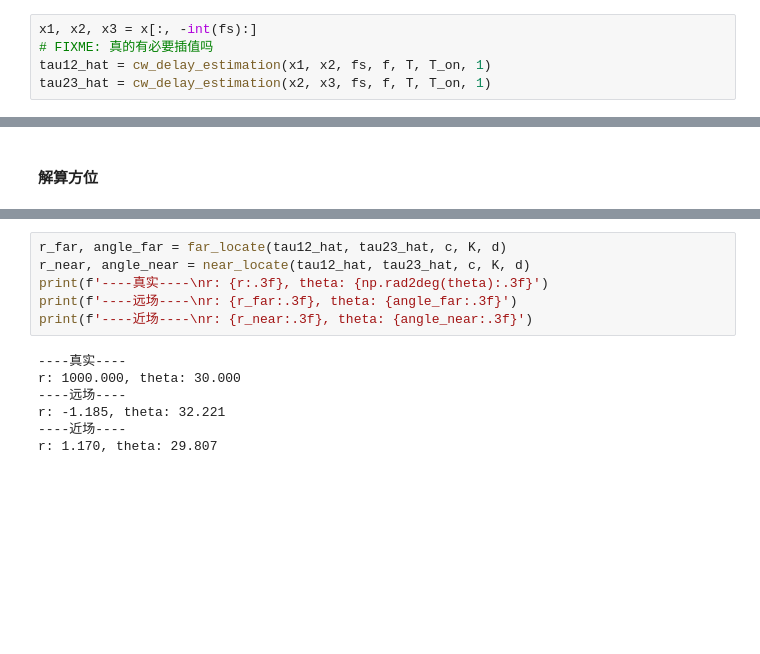
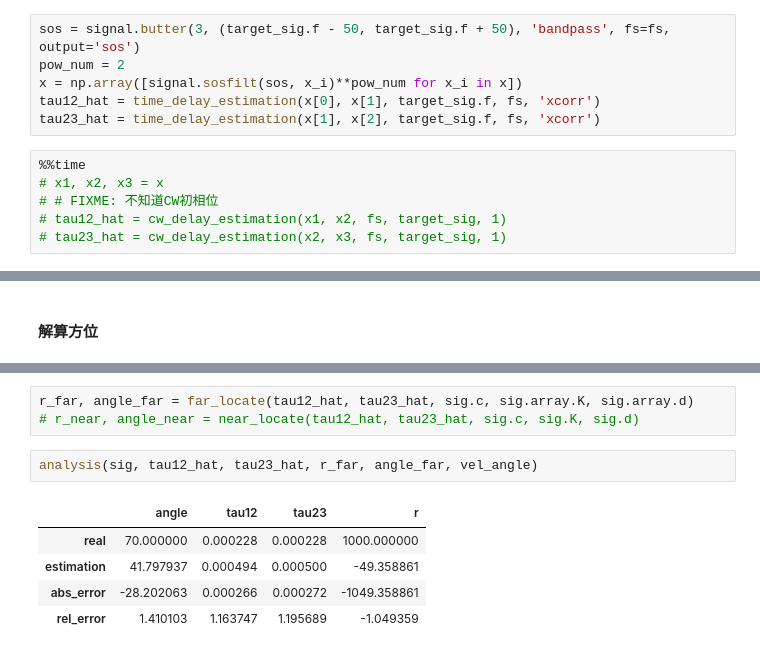
Before and after one commit to LeoJhonSong/ternary-array-passive-bearing, a Jupyter notebook: main.ipynb, the cells around one changed output, grey strips where cells are left out. Drawn from its saved outputs; the diff is of its cells as text; blank space fills up the shorter version.

```diff
--- a/main.ipynb
+++ b/main.ipynb
@@ -60,8 +73,15 @@ x = sig.next(t, velocity)
 ### 定位
 # %% [markdown]
 #### 时延估计
+# %%
+sos = signal.butter(3, (target_sig.f - 50, target_sig.f + 50), 'bandpass', fs=fs, output='sos')
+pow_num = 2
+x = np.array([signal.sosfilt(sos, x_i)**pow_num for x_i in x])
+tau12_hat = time_delay_estimation(x[0], x[1], target_sig.f, fs, 'xcorr')
+tau23_hat = time_delay_estimation(x[1], x[2], target_sig.f, fs, 'xcorr')
 # %%
-x1, x2, x3 = x[:, -int(fs):]
-# FIXME: 真的有必要插值吗
-tau12_hat = cw_delay_estimation(x1, x2, fs, f, T, T_on, 1)
-tau23_hat = cw_delay_estimation(x2, x3, fs, f, T, T_on, 1)
+%%time
+# x1, x2, x3 = x
+# # FIXME: 不知道CW初相位
+# tau12_hat = cw_delay_estimation(x1, x2, fs, target_sig, 1)
+# tau23_hat = cw_delay_estimation(x2, x3, fs, target_sig, 1)
@@ -80,13 +109,11 @@ print(f'真实时延差tau23: \t{t23:.7f}\n相关时延差tau23\': \t{tau23_hat:
 # %%
-r_far, angle_far = far_locate(tau12_hat, tau23_hat, c, K, d)
-r_near, angle_near = near_locate(tau12_hat, tau23_hat, c, K, d)
-print(f'----真实----\nr: {r:.3f}, theta: {np.rad2deg(theta):.3f}')
-print(f'----远场----\nr: {r_far:.3f}, theta: {angle_far:.3f}')
-print(f'----近场----\nr: {r_near:.3f}, theta: {angle_near:.3f}')
+r_far, angle_far = far_locate(tau12_hat, tau23_hat, sig.c, sig.array.K, sig.array.d)
+# r_near, angle_near = near_locate(tau12_hat, tau23_hat, sig.c, sig.K, sig.d)
-# %% [output]
-----真实----
-r: 1000.000, theta: 30.000
-----远场----
-r: -1.185, theta: 32.221
-----近场----
-r: 1.170, theta: 29.807
+# %%
+analysis(sig, tau12_hat, tau23_hat, r_far, angle_far, vel_angle)
+# %% [output]
+|  | angle | tau12 | tau23 | r |
+| real | 70.000000 | 0.000228 | 0.000228 | 1000.000000 |
+| estimation | 41.797937 | 0.000494 | 0.000500 | -49.358861 |
+| abs_error | -28.202063 | 0.000266 | 0.000272 | -1049.358861 |
+| rel_error | 1.410103 | 1.163747 | 1.195689 | -1.049359 |
```
Also changed, not shown: parts of 13 cells of this notebook, 10 other files.
